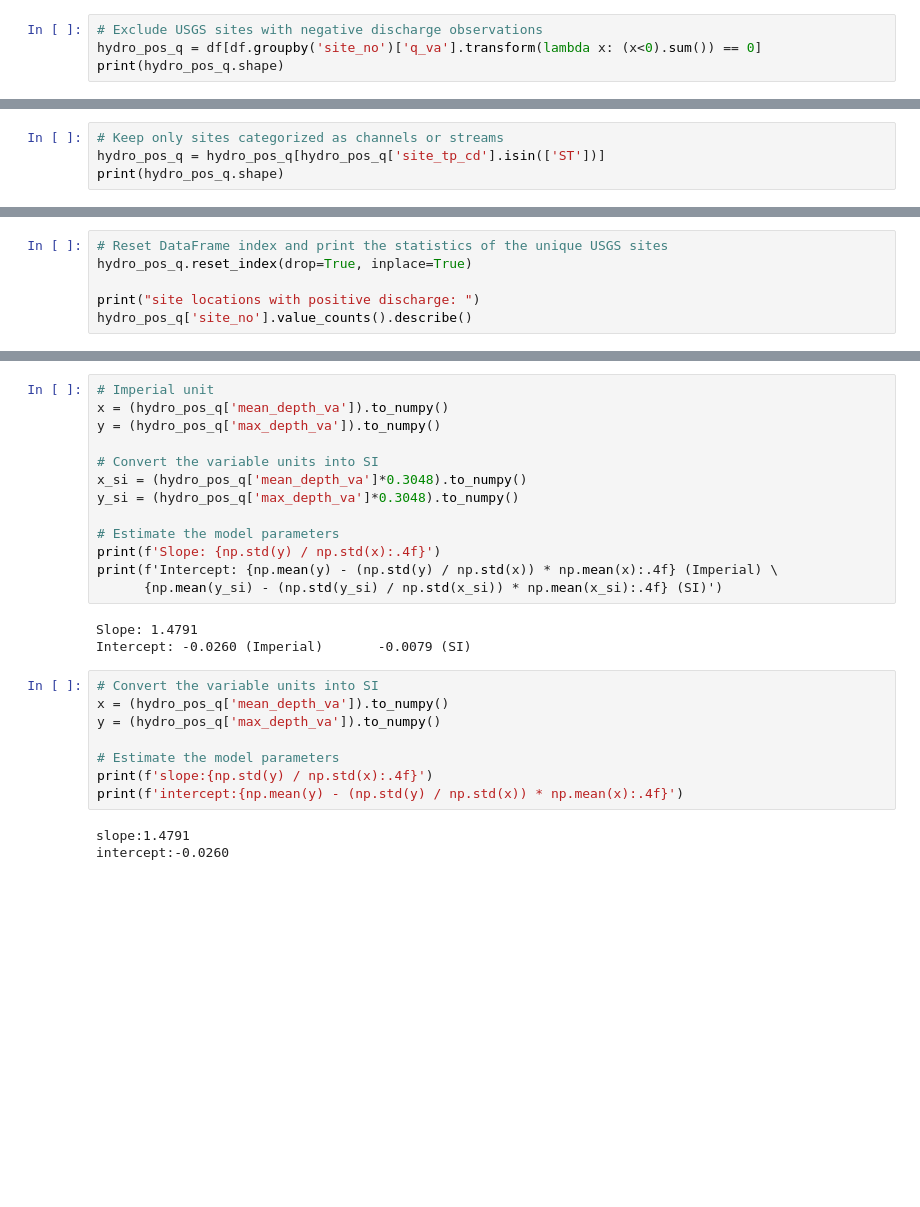
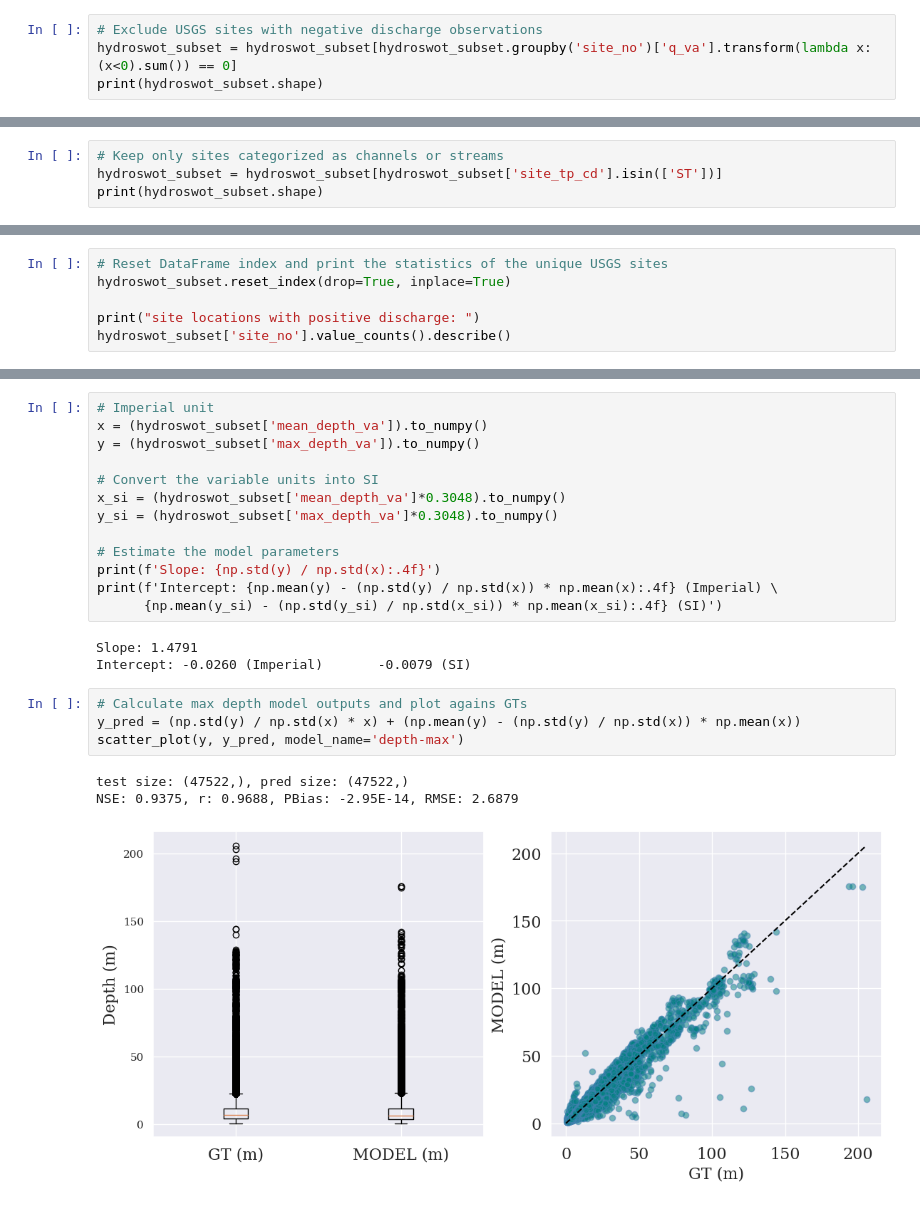
Before and after one commit to smhassanerfani/ifmha, a Jupyter notebook: hydroswot_subset_analysis.ipynb, the cells around one changed output, grey strips where cells are left out. Cells and saved outputs as stored; diff of their text form; blank space fills up the shorter version.

Commit message:
feat(hydroswot): add mean depth model and evaluate results

```diff
--- a/hydroswot_subset_analysis.ipynb
+++ b/hydroswot_subset_analysis.ipynb
@@ -32,5 +27,5 @@ print(df.shape)
 # %%
 # Exclude USGS sites with negative discharge observations
-hydro_pos_q = df[df.groupby('site_no')['q_va'].transform(lambda x: (x<0).sum()) == 0]
-print(hydro_pos_q.shape)
+hydroswot_subset = hydroswot_subset[hydroswot_subset.groupby('site_no')['q_va'].transform(lambda x: (x<0).sum()) == 0]
+print(hydroswot_subset.shape)
 # %% [output]
@@ -38,5 +33,5 @@ print(hydro_pos_q.shape)
 # %%
 # Keep only sites categorized as channels or streams
-hydro_pos_q = hydro_pos_q[hydro_pos_q['site_tp_cd'].isin(['ST'])]
-print(hydro_pos_q.shape)
+hydroswot_subset = hydroswot_subset[hydroswot_subset['site_tp_cd'].isin(['ST'])]
+print(hydroswot_subset.shape)
 # %% [output]
@@ -44,9 +39,9 @@ print(hydro_pos_q.shape)
 # %%
 # Reset DataFrame index and print the statistics of the unique USGS sites
-hydro_pos_q.reset_index(drop=True, inplace=True)
+hydroswot_subset.reset_index(drop=True, inplace=True)
 
 print("site locations with positive discharge: ")
-hydro_pos_q['site_no'].value_counts().describe()
+hydroswot_subset['site_no'].value_counts().describe()
 # %% [output]
 site locations with positive discharge:
 count    5914.000000
@@ -76,11 +71,11 @@ Thalweg Calculation
 # %%
 # Imperial unit
-x = (hydro_pos_q['mean_depth_va']).to_numpy()
-y = (hydro_pos_q['max_depth_va']).to_numpy()
+x = (hydroswot_subset['mean_depth_va']).to_numpy()
+y = (hydroswot_subset['max_depth_va']).to_numpy()
 
 # Convert the variable units into SI
-x_si = (hydro_pos_q['mean_depth_va']*0.3048).to_numpy()
-y_si = (hydro_pos_q['max_depth_va']*0.3048).to_numpy()
+x_si = (hydroswot_subset['mean_depth_va']*0.3048).to_numpy()
+y_si = (hydroswot_subset['max_depth_va']*0.3048).to_numpy()
 
 # Estimate the model parameters
 print(f'Slope: {np.std(y) / np.std(x):.4f}')
@@ -90,13 +85,10 @@ print(f'Intercept: {np.mean(y) - (np.std(y) / np.std(x)) * np.mean(x):.4f} (Impe
 Slope: 1.4791
 Intercept: -0.0260 (Imperial)       -0.0079 (SI)
 # %%
-# Convert the variable units into SI
-x = (hydro_pos_q['mean_depth_va']).to_numpy()
-y = (hydro_pos_q['max_depth_va']).to_numpy()
-
-# Estimate the model parameters
-print(f'slope:{np.std(y) / np.std(x):.4f}')
-print(f'intercept:{np.mean(y) - (np.std(y) / np.std(x)) * np.mean(x):.4f}')
+# Calculate max depth model outputs and plot agains GTs
+y_pred = (np.std(y) / np.std(x) * x) + (np.mean(y) - (np.std(y) / np.std(x)) * np.mean(x))
+scatter_plot(y, y_pred, model_name='depth-max')
 # %% [output]
-slope:1.4791
-intercept:-0.0260
+test size: (47522,), pred size: (47522,)
+NSE: 0.9375, r: 0.9688, PBias: -2.95E-14, RMSE: 2.6879
+[figure, added]
```
Also changed, not shown: parts of 17 cells of this notebook.
